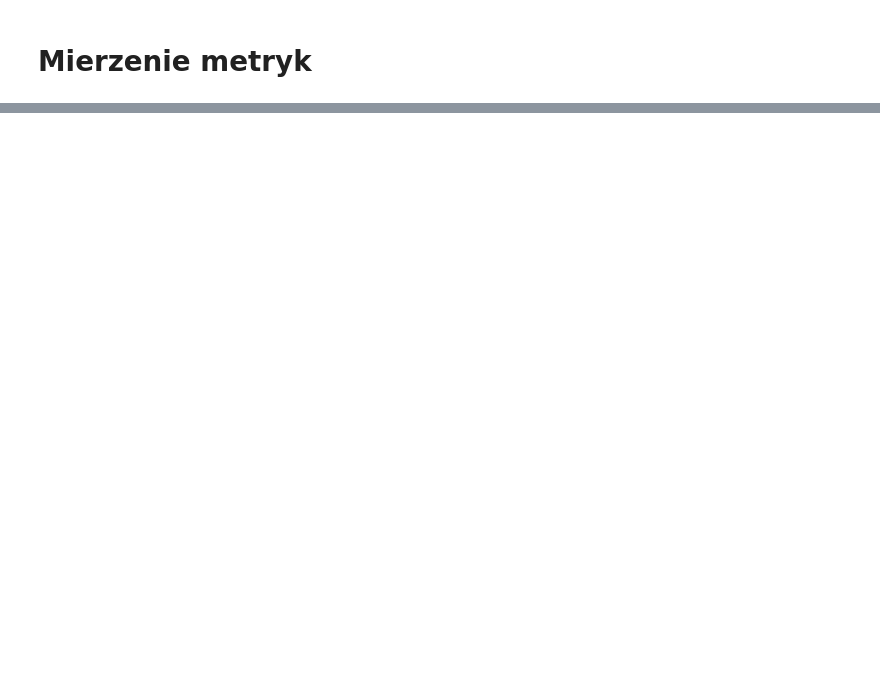
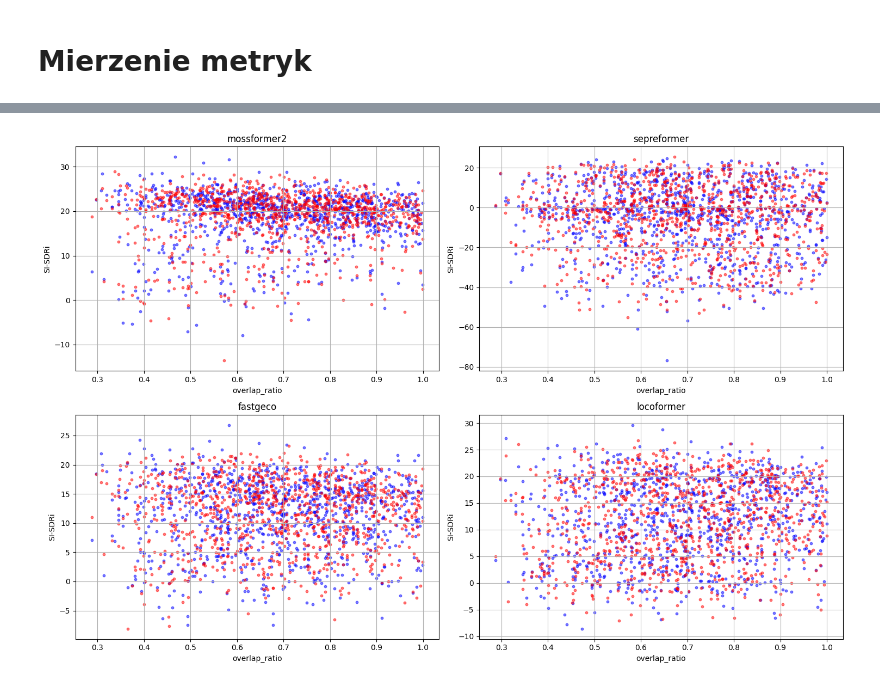
Before and after one commit to BasseChan/Master_Thesis, a Jupyter notebook: simple_model_comparison.ipynb, the cells around one changed output, grey strips where cells are left out. Saved outputs shown, nothing was run; the diff lists cells and outputs as text; code cells hidden in the pictures; blank space fills up the shorter version.

```diff
--- a/simple_model_comparison.ipynb
+++ b/simple_model_comparison.ipynb
@@ -216,0 +342,4 @@ for file in est_files1['fastgeco']:
+# %%
+plot_dependencies('overlap_ratio', 'SI-SDRi', False)
+# %% [output]
+[figure, added]
```
Also changed, not shown: parts of 59 cells of this notebook, 50 other files.
